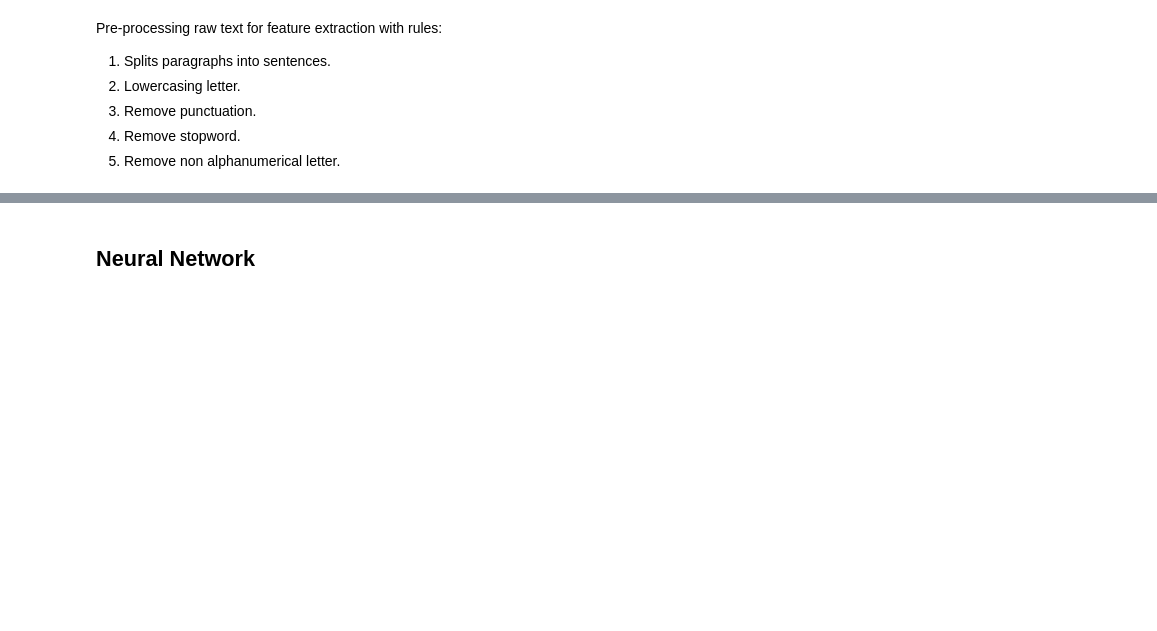
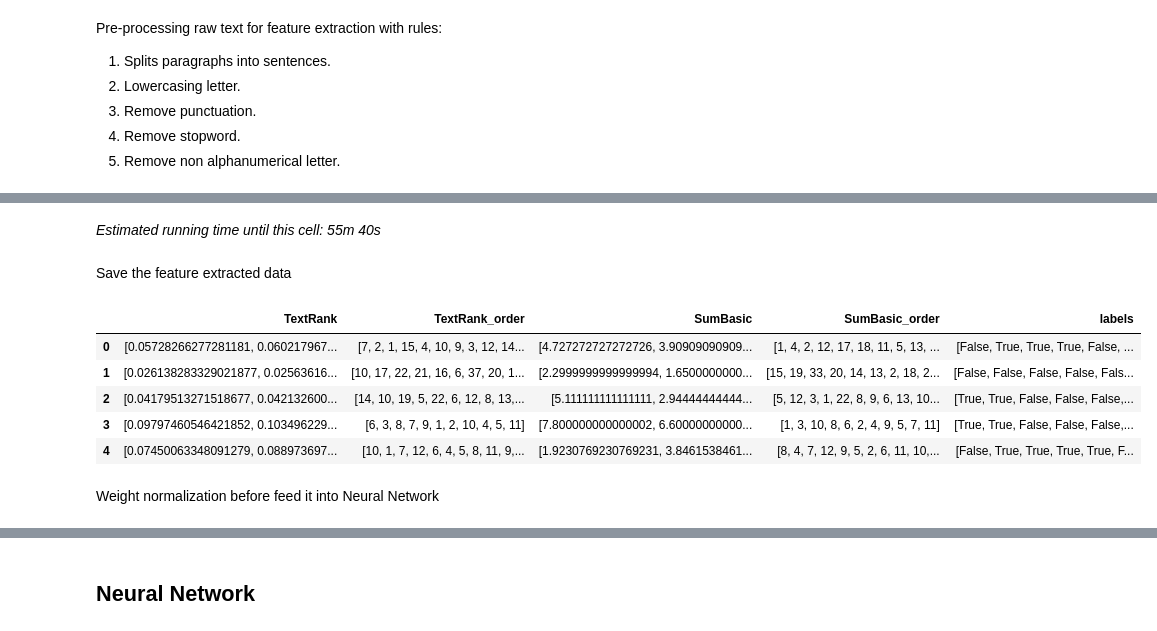
Before and after one commit to Atfssene/FRASA, a Jupyter notebook: Text Summarization/Text_Summarization_Model_FRASA.ipynb, the cells around one changed output, grey strips where cells are left out. Saved outputs shown, nothing was run; the diff lists cells and outputs as text; code cells hidden in the pictures; blank space fills up the shorter version.

```diff
--- a/Text Summarization/Text_Summarization_Model_FRASA.ipynb
+++ b/Text Summarization/Text_Summarization_Model_FRASA.ipynb
@@ -366,0 +287,4 @@ Run both for all rows
+# %% [markdown]
+*Estimated running time until this cell: 55m 40s*
+# %% [markdown]
+Save the feature extracted data
@@ -366,0 +297,13 @@ Run both for all rows
+# %%
+train_df = pd.read_csv('/content/extracted_train.csv', converters={'labels':eval,'TextRank':eval,'TextRank_order':eval,'SumBasic':eval,'SumBasic_order':eval})
+
+train_df.head()
+# %% [output]
+|  | TextRank | TextRank_order | SumBasic | SumBasic_order | labels |
+| 0 | [0.05728266277281181, 0.060217967... | [7, 2, 1, 15, 4, 10, 9, 3, 12, 14... | [4.727272727272726, 3.90909090909... | [1, 4, 2, 12, 17, 18, 11, 5, 13, ... | [False, True, True, True, False, ... |
+| 1 | [0.026138283329021877, 0.02563616... | [10, 17, 22, 21, 16, 6, 37, 20, 1... | [2.2999999999999994, 1.6500000000... | [15, 19, 33, 20, 14, 13, 2, 18, 2... | [False, False, False, False, Fals... |
+| 2 | [0.04179513271518677, 0.042132600... | [14, 10, 19, 5, 22, 6, 12, 8, 13,... | [5.111111111111111, 2.94444444444... | [5, 12, 3, 1, 22, 8, 9, 6, 13, 10... | [True, True, False, False, False,... |
+| 3 | [0.09797460546421852, 0.103496229... | [6, 3, 8, 7, 9, 1, 2, 10, 4, 5, 11] | [7.800000000000002, 6.60000000000... | [1, 3, 10, 8, 6, 2, 4, 9, 5, 7, 11] | [True, True, False, False, False,... |
+| 4 | [0.07450063348091279, 0.088973697... | [10, 1, 7, 12, 6, 4, 5, 8, 11, 9,... | [1.9230769230769231, 3.8461538461... | [8, 4, 7, 12, 9, 5, 2, 6, 11, 10,... | [False, True, True, True, True, F... |
+# %% [markdown]
+Weight normalization before feed it into Neural Network
```
Also changed, not shown: parts of 55 cells of this notebook, 2 other files.
